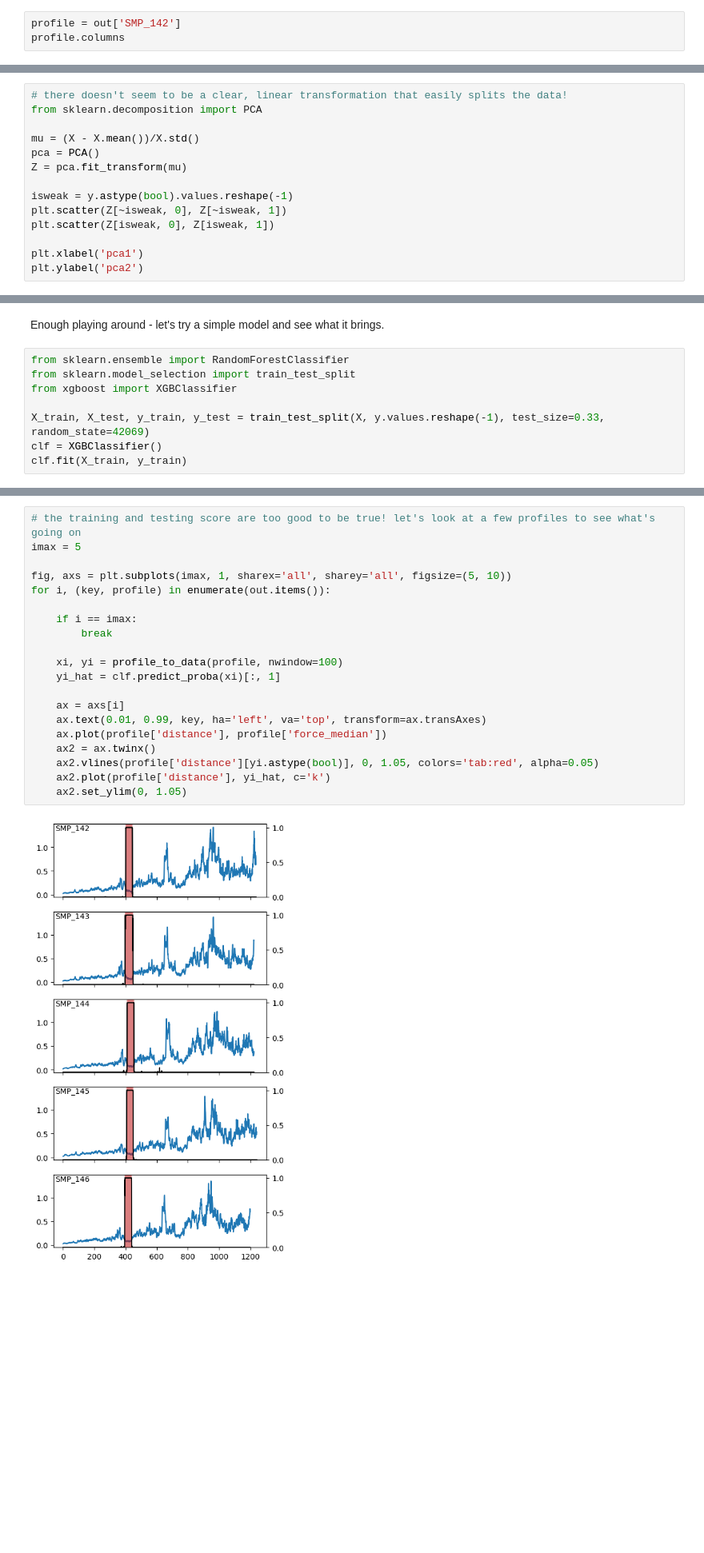
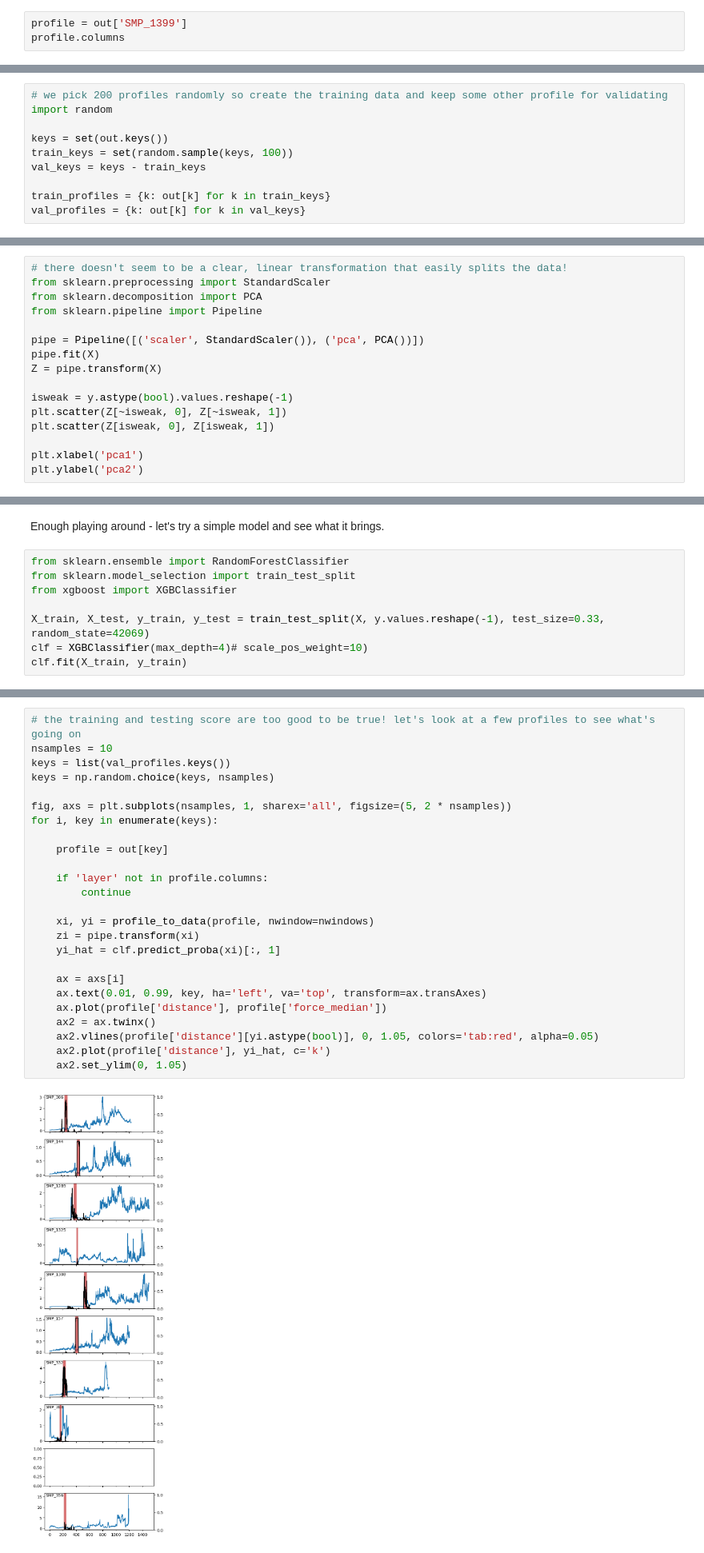
Before and after one commit to aleximorin/SMP_segmentation, a Jupyter notebook: testing.ipynb, the cells around one changed output, grey strips where cells are left out. Shown: that part at 80% size. Saved outputs shown, nothing was run; the diff lists cells and outputs as text; blank space fills up the shorter version.

```diff
--- a/testing.ipynb
+++ b/testing.ipynb
@@ -21,7 +26,7 @@ len(out)=53
 # %% [markdown]
 We have a dictionary where every key refers to a SMP profile. Every profile is a dataframe with as many rows as there is depths observation, and columns give information on the properties of the snow.
 # %%
-profile = out['SMP_142']
+profile = out['SMP_1399']
 profile.columns
 # %% [output]
 Index(['distance', 'force_median', 'fmax', 'L2012_lambda', 'L2012_f0',
@@ -68,6 +47,16 @@ Looking at multiple profiles in this manner, we learn that:
 - The depths are varying - this will need to be accounted for when using a U-Net or some other DL architecture.
 
 Let's define some helper functions that will help us manipulate our data. For now, computing a few rolling windows of the available data will help us easily generate features to work with.
+# %%
+# we pick 200 profiles randomly so create the training data and keep some other profile for validating
+import random
+
+keys = set(out.keys())
+train_keys = set(random.sample(keys, 100))
+val_keys = keys - train_keys
+
+train_profiles = {k: out[k] for k in train_keys}
+val_profiles = {k: out[k] for k in val_keys}
 # %%
 import pandas as pd
 
@@ -160,10 +158,12 @@ dtype: float64, '124200.0')
 # %%
 # there doesn't seem to be a clear, linear transformation that easily splits the data!
+from sklearn.preprocessing import StandardScaler
 from sklearn.decomposition import PCA
+from sklearn.pipeline import Pipeline
 
-mu = (X - X.mean())/X.std()
-pca = PCA()
-Z = pca.fit_transform(mu)
+pipe = Pipeline([('scaler', StandardScaler()), ('pca', PCA())])
+pipe.fit(X)
+Z = pipe.transform(X)
 
 isweak = y.astype(bool).values.reshape(-1)
 plt.scatter(Z[~isweak, 0], Z[~isweak, 1])
@@ -182,7 +182,7 @@ from sklearn.model_selection import train_test_split
 from xgboost import XGBClassifier
 
 X_train, X_test, y_train, y_test = train_test_split(X, y.values.reshape(-1), test_size=0.33, random_state=42069)
-clf = XGBClassifier()
+clf = XGBClassifier(max_depth=4)# scale_pos_weight=10)
 clf.fit(X_train, y_train)
 # %% [output]
 XGBClassifier(base_score=0.5, booster='gbtree', callbacks=None,
@@ -208,22 +210,27 @@ testing score is 1.00
 # %%
 # the training and testing score are too good to be true! let's look at a few profiles to see what's going on
-imax = 5
+nsamples = 10
+keys = list(val_profiles.keys())
+keys = np.random.choice(keys, nsamples)
 
-fig, axs = plt.subplots(imax, 1, sharex='all', sharey='all', figsize=(5, 10))
-for i, (key, profile) in enumerate(out.items()):
+fig, axs = plt.subplots(nsamples, 1, sharex='all', figsize=(5, 2 * nsamples))
+for i, key in enumerate(keys):
 
-    if i == imax:
-        break
+    profile = out[key]
 
-    xi, yi = profile_to_data(profile, nwindow=100)
+    if 'layer' not in profile.columns:
+        continue
+
+    xi, yi = profile_to_data(profile, nwindow=nwindows)
+    zi = pipe.transform(xi)
     yi_hat = clf.predict_proba(xi)[:, 1]
 
     ax = axs[i]
     ax.text(0.01, 0.99, key, ha='left', va='top', transform=ax.transAxes)
     ax.plot(profile['distance'], profile['force_median'])
     ax2 = ax.twinx()
     ax2.vlines(profile['distance'][yi.astype(bool)], 0, 1.05, colors='tab:red', alpha=0.05)
     ax2.plot(profile['distance'], yi_hat, c='k')
     ax2.set_ylim(0, 1.05)
 # %% [output]
-[figure, old version]
+[figure, new version]
```
Also changed, not shown: parts of 19 cells of this notebook, 10 other files.
